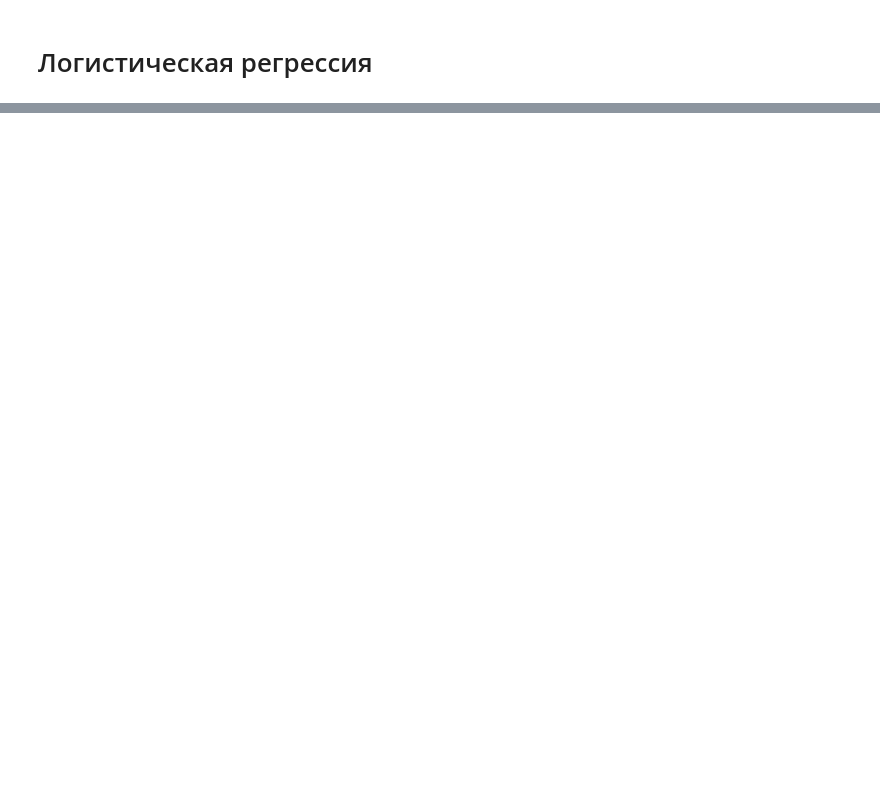
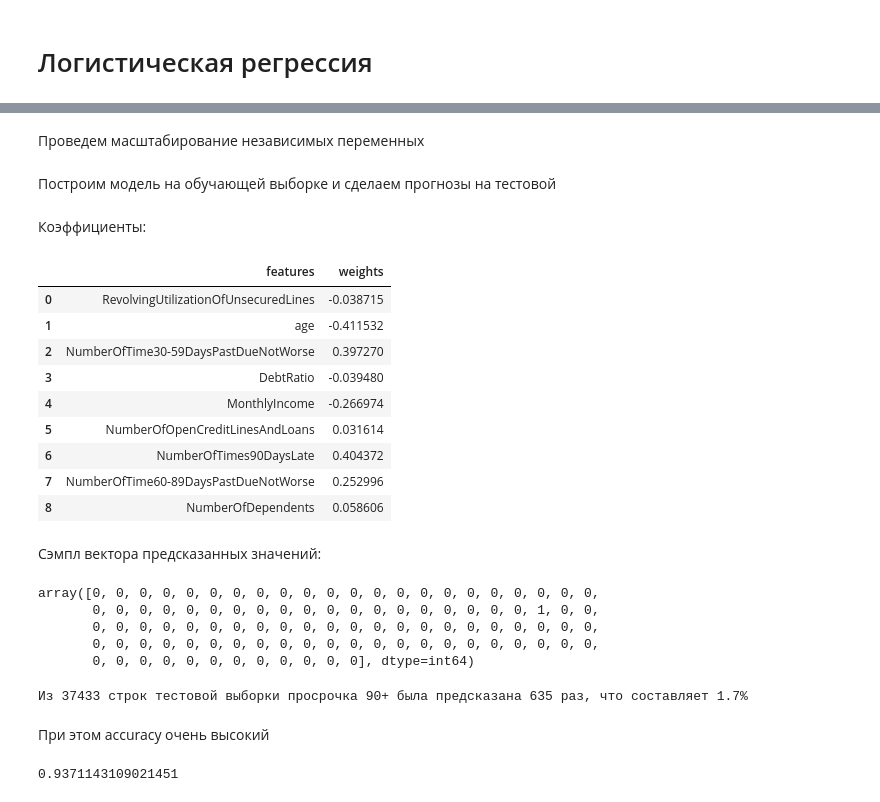
Before and after one commit to Astemir90/Raiff_Group5_CreditScoring, a Jupyter notebook: Raiff_Group5_CreditScoring.ipynb, the cells around one changed output, grey strips where cells are left out. Drawn from its saved outputs; the diff is of its cells as text; code cells hidden in the pictures; blank space fills up the shorter version.

```diff
--- a/Raiff_Group5_CreditScoring.ipynb
+++ b/Raiff_Group5_CreditScoring.ipynb
@@ -228,0 +267,7 @@ data_altered.describe()
+# %%
+from sklearn.metrics import accuracy_score
+from sklearn.model_selection import train_test_split
+
+Xtrain, Xtest, ytrain, ytest = train_test_split(X, y, test_size = test_size, random_state = seed)
+# %% [markdown]
+Проведем масштабирование независимых переменных
@@ -228,0 +282,2 @@ data_altered.describe()
+# %% [markdown]
+Построим модель на обучающей выборке и сделаем прогнозы на тестовой
@@ -228,0 +288,38 @@ data_altered.describe()
+# %% [markdown]
+Коэффициенты:
+# %%
+coef_table = pd.DataFrame({'features' : list(X.columns), 'weights' : list(model.coef_[0])})
+coef_table
+# coef_table.sort_values(by='weights')
+# %% [output]
+|  | features | weights |
+| 0 | RevolvingUtilizationOfUnsecuredLines | -0.038715 |
+| 1 | age | -0.411532 |
+| 2 | NumberOfTime30-59DaysPastDueNotWorse | 0.397270 |
+| 3 | DebtRatio | -0.039480 |
+| 4 | MonthlyIncome | -0.266974 |
+| 5 | NumberOfOpenCreditLinesAndLoans | 0.031614 |
+| 6 | NumberOfTimes90DaysLate | 0.404372 |
+| 7 | NumberOfTime60-89DaysPastDueNotWorse | 0.252996 |
+| 8 | NumberOfDependents | 0.058606 |
+# %% [markdown]
+Сэмпл вектора предсказанных значений:
+# %%
+pred_test[:100]
+# %% [output]
+array([0, 0, 0, 0, 0, 0, 0, 0, 0, 0, 0, 0, 0, 0, 0, 0, 0, 0, 0, 0, 0, 0,
+       0, 0, 0, 0, 0, 0, 0, 0, 0, 0, 0, 0, 0, 0, 0, 0, 0, 0, 0, 1, 0, 0,
+       0, 0, 0, 0, 0, 0, 0, 0, 0, 0, 0, 0, 0, 0, 0, 0, 0, 0, 0, 0, 0, 0,
+       0, 0, 0, 0, 0, 0, 0, 0, 0, 0, 0, 0, 0, 0, 0, 0, 0, 0, 0, 0, 0, 0,
+       0, 0, 0, 0, 0, 0, 0, 0, 0, 0, 0, 0], dtype=int64)
+# %%
+print('Из ' + str(pred_test.size) + ' строк тестовой выборки просрочка 90+ была предсказана ' + str(pred_test.sum()) + ' раз'\
+     + ', что составляет ' + str(round(round(pred_test.sum() / pred_test.size, 3) * 100, 2)) + '%')
+# %% [output]
+Из 37433 строк тестовой выборки просрочка 90+ была предсказана 635 раз, что составляет 1.7%
+# %% [markdown]
+При этом accuracy очень высокий
+# %%
+accuracy_score(ytest, pred_test)
+# %% [output]
+0.9371143109021451
```
Also changed, not shown: parts of 84 cells of this notebook.
